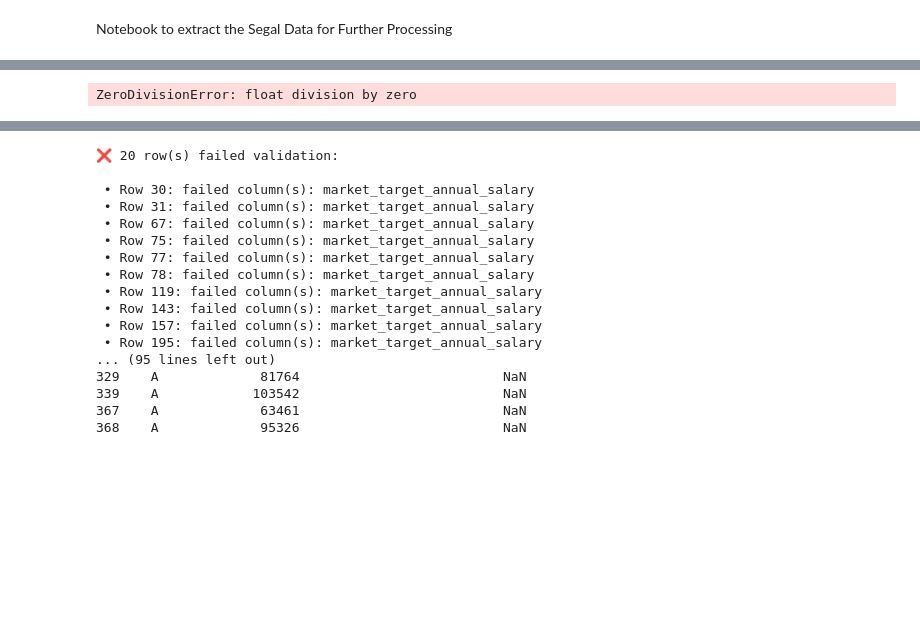
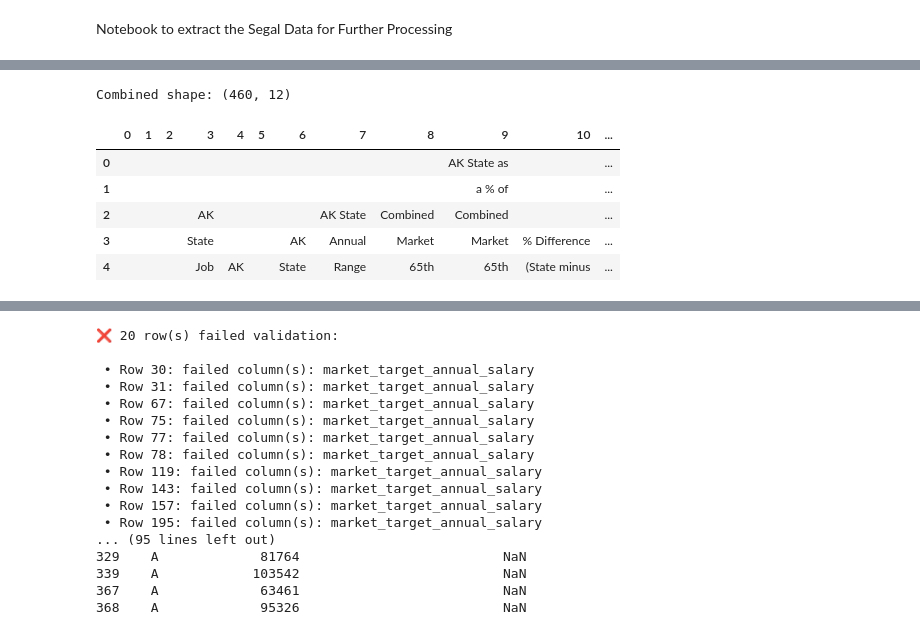
Before and after one commit to daveskoster/AK_Salary_Study, a Jupyter notebook: extract_data.ipynb, the cells around one changed output, grey strips where cells are left out. Cells and saved outputs as stored; diff of their text form; code cells hidden in the pictures; blank space fills up the shorter version.

```diff
--- a/extract_data.ipynb
+++ b/extract_data.ipynb
@@ -138,7 +138,7 @@ Parsed shape: (59, 12)
 import camelot
 import pandas as pd
 
-#pdf_path = "SegalData/Market65thPercentileMidpoint.pdf"
+pdf_path = "SegalData/Market65thPercentileMidpoint.pdf"
 
 # Your tuned separator string
 #col_string = "66.75,241,376.5,404.25,555,575.5708,602.7260,624.5394,659.5076,696.1908,727.7016"
@@ -155,32 +155,38 @@ for pg in pages:
         pdf_path,
         pages=str(pg),
         flavor="stream",
         edge_tol=100,
     )
     n = len(preview)                   # number of bboxes Camelot found
 
     # 2) Build a columns list that repeats your string n times
     cols = [col_string] * n            # workaround from GH issue #357  [oai_citation_attribution:4‡GitHub](https://github.com/atlanhq/camelot/issues/357?utm_source=chatgpt.com)
 
     # 3) Re‑parse with the exact matching columns list
     tables = camelot.read_pdf(
         pdf_path,
         pages=str(pg),
         flavor="stream",
         edge_tol=100,
-        columns=cols,
+        # columns=cols,                 # Uncomment to manually test column divisions
         split_text=True,
         strip_text="\n",
     )
 
     # 4) Take the first table (or merge them as needed)
     if tables:
         df_page = tables[0].df.copy()
         dfs.append(df_page)
 
 # 5) Stitch all pages together
 combined = pd.concat(dfs, ignore_index=True)
 print("Combined shape:", combined.shape)
 combined.head()
 # %% [output]
-ZeroDivisionError: float division by zero
+Combined shape: (460, 12)
+|  | 0 | 1 | 2 | 3 | 4 | 5 | 6 | 7 | 8 | 9 | 10 | ... |
+| 0 |  |  |  |  |  |  |  |  |  | AK State as |  | ... |
+| 1 |  |  |  |  |  |  |  |  |  | a % of |  | ... |
+| 2 |  |  |  | AK |  |  |  | AK State | Combined | Combined |  | ... |
+| 3 |  |  |  | State |  |  | AK | Annual | Market | Market | % Difference | ... |
+| 4 |  |  |  | Job | AK |  | State | Range | 65th | 65th | (State minus | ... |
```
Also changed, not shown: parts of 7 cells of this notebook, 8 other files.
